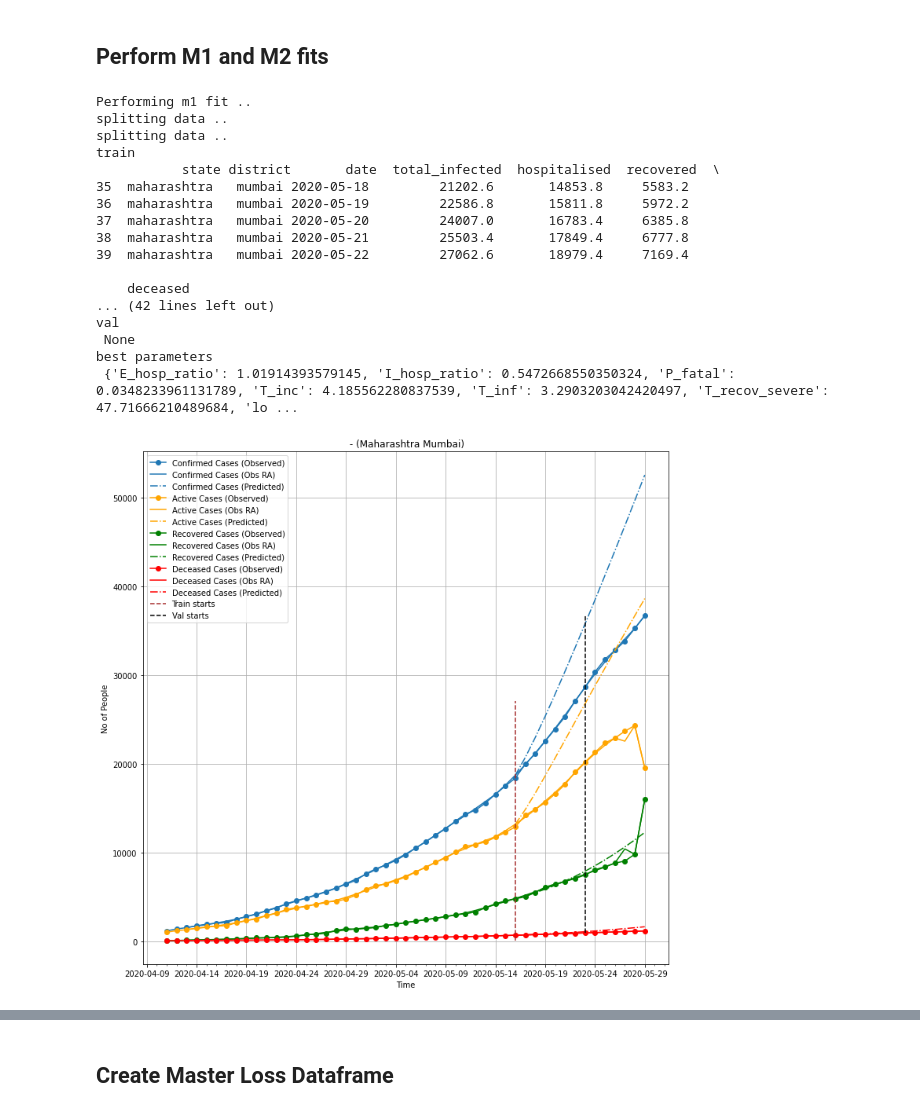
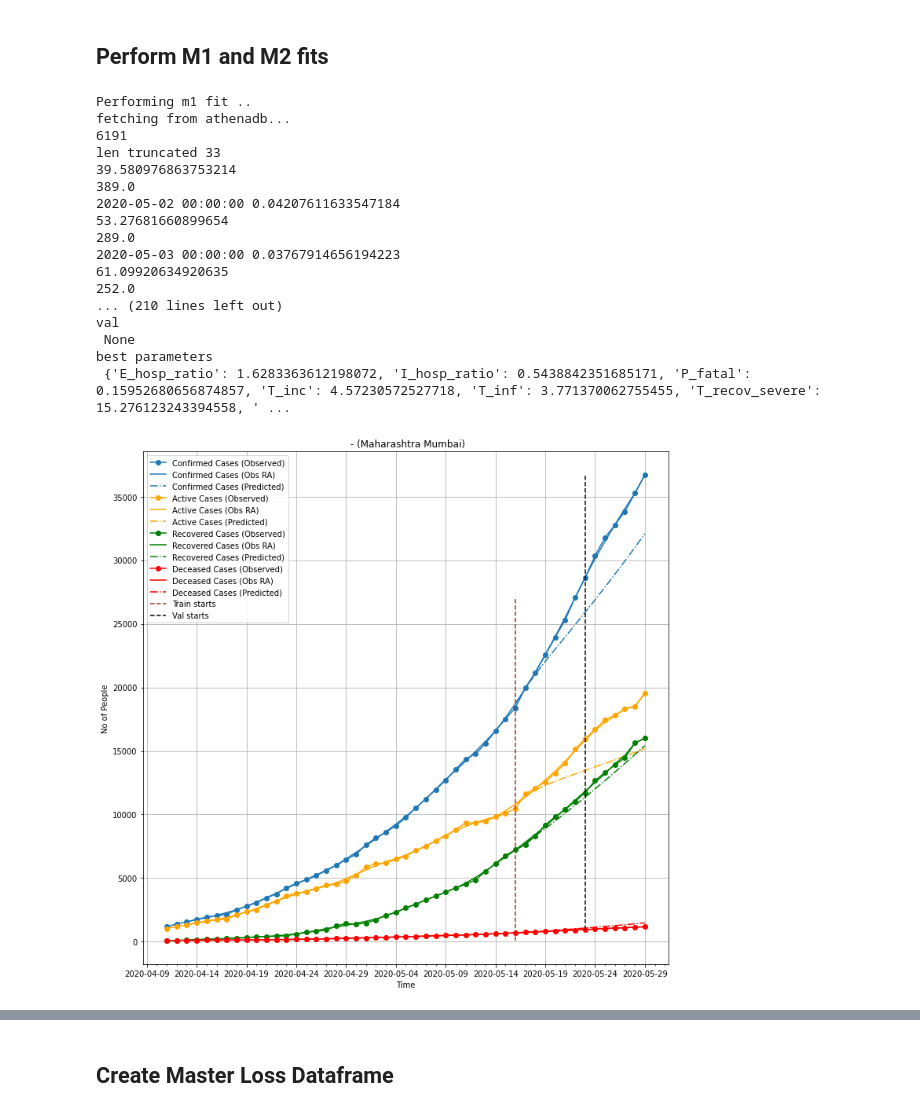
Before and after one commit to WadhwaniAI/covid-modelling, a Jupyter notebook: notebooks/seir/[STABLE] recov_smoothing_experiments.ipynb, the cells around one changed output, grey strips where cells are left out. Saved outputs shown, nothing was run; the diff lists cells and outputs as text; code cells hidden in the pictures.

Commit message:
working weighted smoothing

```diff
--- a/notebooks/seir/[STABLE] recov_smoothing_experiments.ipynb
+++ b/notebooks/seir/[STABLE] recov_smoothing_experiments.ipynb
@@ -52,39 +52,39 @@ districts_to_show = [('Maharashtra', 'Mumbai')]
 # %%
 for state, district in districts_to_show:
     predictions_dict[(state, district)] = {}
     predictions_dict[(state, district)]['m1'] = single_fitting_cycle(
         dataframes, state, district, train_period=7, val_period=7, num_evals=5,
         data_from_tracker=False, initialisation='intermediate', model=SEIR_Testing,
-        smooth_jump=False, smoothing_method='weighted', smoothing_length=28,
+        smooth_jump=True, smoothing_method='weighted', smoothing_length=33,
         which_compartments=['hospitalised', 'total_infected', 'deceased', 'recovered'])
     predictions_dict[(state, district)]['m2'] = single_fitting_cycle(
         dataframes, state, district, train_period=7, val_period=0, num_evals=5,
         data_from_tracker=False, initialisation='intermediate', model=SEIR_Testing,
-        smooth_jump=False, smoothing_method='weighted', smoothing_length=28,
+        smooth_jump=True, smoothing_method='weighted', smoothing_length=33,
         which_compartments=['hospitalised', 'total_infected', 'deceased', 'recovered'])
 
     predictions_dict[(state, district)]['state'] = state
     predictions_dict[(state, district)]['dist'] = district
     predictions_dict[(state, district)]['fitting_date'] = datetime.datetime.now().strftime("%Y-%m-%d")
     predictions_dict[(state, district)]['datasource'] = 'covid19api' if predictions_dict[(state, district)]['m1']['data_from_tracker'] else 'municipality'
     predictions_dict[(state, district)]['variable_param_ranges'] = predictions_dict[(state, district)]['m1']['variable_param_ranges']
     predictions_dict[(state, district)]['data_last_date'] = predictions_dict[(state, district)]['m2']['data_last_date']
 # %% [output]
 Performing m1 fit ..
-splitting data ..
-splitting data ..
-train
-           state district       date  total_infected  hospitalised  recovered  \
-35  maharashtra   mumbai 2020-05-18         21202.6       14853.8     5583.2
-36  maharashtra   mumbai 2020-05-19         22586.8       15811.8     5972.2
-37  maharashtra   mumbai 2020-05-20         24007.0       16783.4     6385.8
-38  maharashtra   mumbai 2020-05-21         25503.4       17849.4     6777.8
-39  maharashtra   mumbai 2020-05-22         27062.6       18979.4     7169.4
-
-    deceased
-... (42 lines left out)
+fetching from athenadb...
+6191
+len truncated 33
+39.580976863753214
+389.0
+2020-05-02 00:00:00 0.04207611633547184
+53.27681660899654
+289.0
+2020-05-03 00:00:00 0.03767914656194223
+61.09920634920635
+252.0
+... (210 lines left out)
 val
  None
 best parameters
- {'E_hosp_ratio': 1.01914393579145, 'I_hosp_ratio': 0.5472668550350324, 'P_fatal': 0.0348233961131789, 'T_inc': 4.185562280837539, 'T_inf': 3.2903203042420497, 'T_recov_severe': 47.71666210489684, 'lo ...
+ {'E_hosp_ratio': 1.6283363612198072, 'I_hosp_ratio': 0.5438842351685171, 'P_fatal': 0.15952680656874857, 'T_inc': 4.57230572527718, 'T_inf': 3.771370062755455, 'T_recov_severe': 15.276123243394558, ' ...
-[figure, old version]
+[figure, new version]
```
Also changed, not shown: parts of 11 cells of this notebook, 2 other files.
